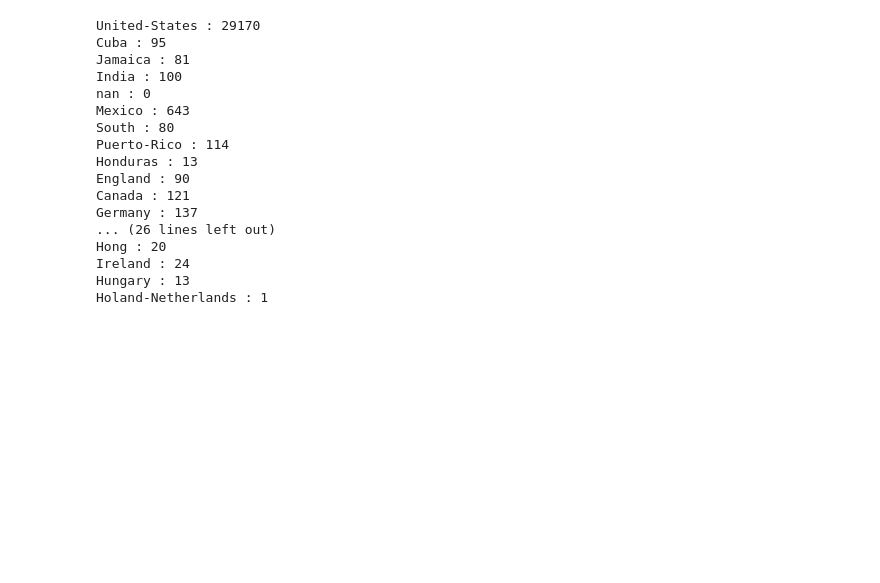
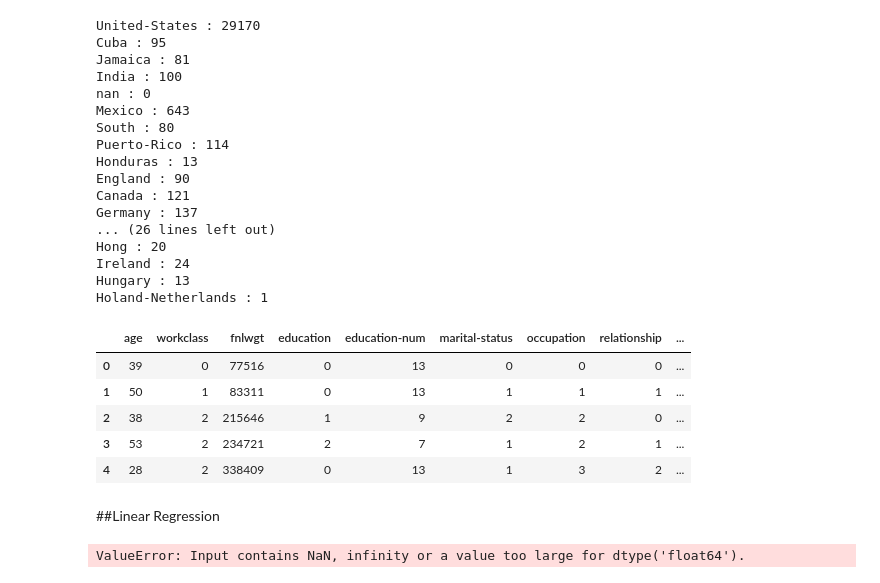
Before and after one commit to molliemarie/DS-Projects, a Jupyter notebook: CensusIncome/Census_Income.ipynb, the cells around one changed output. Cells and saved outputs as stored; diff of their text form; code cells hidden in the pictures; blank space fills up the shorter version.

Commit message:
changed all values to floats

```diff
--- a/CensusIncome/Census_Income.ipynb
+++ b/CensusIncome/Census_Income.ipynb
@@ -257,12 +263,19 @@ Other : 271
 # %% [markdown]
 ####Sex
 # %%
-sexes = train['sex'].unique().tolist()
+sexes = train_data['sex'].unique().tolist()
 for item in sexes:
-    print(item,":", len(train['sex'][train['sex'] == item]))
+    print(item,":", len(train_data['sex'][train_data['sex'] == item]))
 # %% [output]
 Male : 21790
 Female : 10771
+# %%
+# train_data.loc[train_data["sex"] == "Male", "sex"] = 0
+# train_data.loc[train_data['sex'] == 'Female', 'sex'] = 1
+# train_data['sex'][train_data["sex"] == "Male"] = 0
+# train_data['sex'][train_data["sex"] == "Female"] = 1
+for item in sexes:
+    train_data.loc[train_data["sex"] == item, "sex"] = sexes.index(item)
 # %% [markdown]
 ####Capital Gain
 # %%
@@ -300,9 +313,9 @@ train['hours-per-week'].plot(kind='hist')
 # %% [markdown]
 ####Native Countries
 # %%
-countries = train['native-country'].unique().tolist()
+countries = train_data['native-country'].unique().tolist()
 for item in countries:
-    print(item,":", len(train['native-country'][train['native-country'] == item]))
+    print(item,":", len(train_data['native-country'][train_data['native-country'] == item]))
 # %% [output]
 United-States : 29170
 Cuba : 95
@@ -321,3 +334,45 @@ Hong : 20
 Ireland : 24
 Hungary : 13
 Holand-Netherlands : 1
+# %%
+for item in countries:
+    train_data.loc[train_data["native-country"] == item, "native-country"] = countries.index(item)
+# %%
+train_data.head()
+# %% [output]
+|  | age | workclass | fnlwgt | education | education-num | marital-status | occupation | relationship | ... |
+| 0 | 39 | 0 | 77516 | 0 | 13 | 0 | 0 | 0 | ... |
+| 1 | 50 | 1 | 83311 | 0 | 13 | 1 | 1 | 1 | ... |
+| 2 | 38 | 2 | 215646 | 1 | 9 | 2 | 2 | 0 | ... |
+| 3 | 53 | 2 | 234721 | 2 | 7 | 1 | 2 | 1 | ... |
+| 4 | 28 | 2 | 338409 | 0 | 13 | 1 | 3 | 2 | ... |
+# %% [markdown]
+##Linear Regression
+# %%
+# Import the linear regression class
+from sklearn.linear_model import LinearRegression
+# Sklearn also has a helper that makes it easy to do cross validation
+from sklearn.cross_validation import KFold
+
+# The columns we'll use to predict the target
+predictors = ['age', 'workclass', 'fnlwgt', 'education', 'education-num', 'marital-status', 'occupation', 'relationship', 'race', 'sex', 'capital-gain', 'capital-loss', 'hours-per-week', 'native-country']
+
+# Initialize our algorithm class
+alg = LinearRegression()
+# Generate cross validation folds for the titanic dataset.  It return the row indices corresponding to train and test.
+# We set random_state to ensure we get the same splits every time we run this.
+kf = KFold(train_data.shape[0], n_folds=3, random_state=1)
+
+predictions = []
+for train, test in kf:
+    # The predictors we're using the train the algorithm.  Note how we only take the rows in the train folds.
+    train_predictors = (train_data[predictors].iloc[train,:])
+    # The target we're using to train the algorithm.
+    train_target = train_data["income"].iloc[train]
+    # Training the algorithm using the predictors and target.
+    alg.fit(train_predictors, train_target)
+    # We can now make predictions on the test fold
+    test_predictions = alg.predict(titanic[predictors].iloc[test,:])
+    predictions.append(test_predictions)
+# %% [output]
+ValueError: Input contains NaN, infinity or a value too large for dtype('float64').
```
Also changed, not shown: parts of 30 cells of this notebook.
